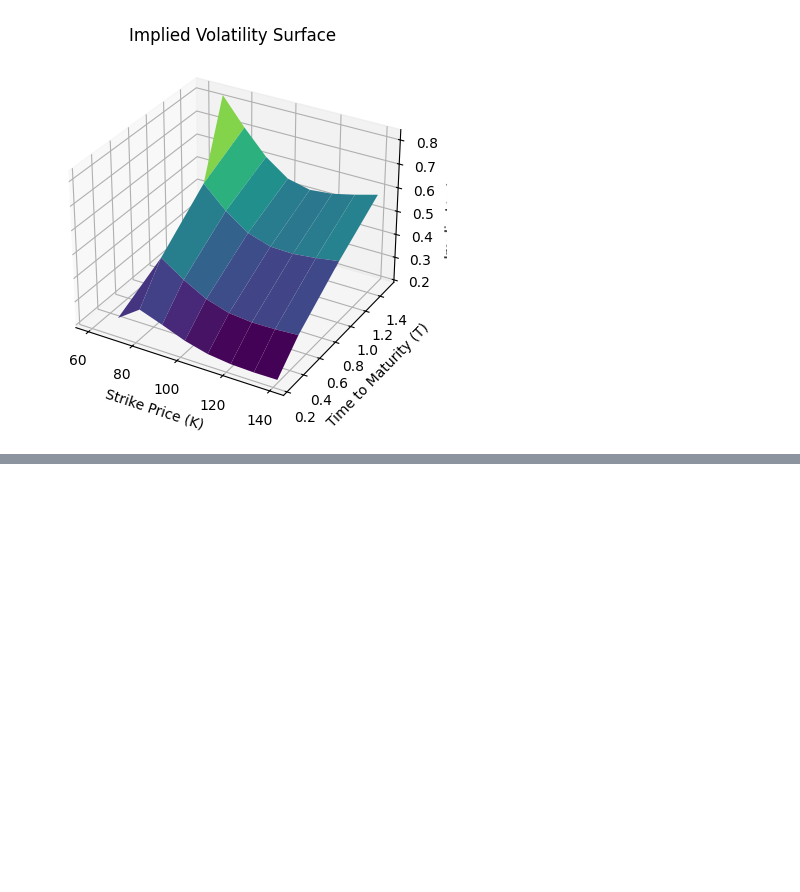
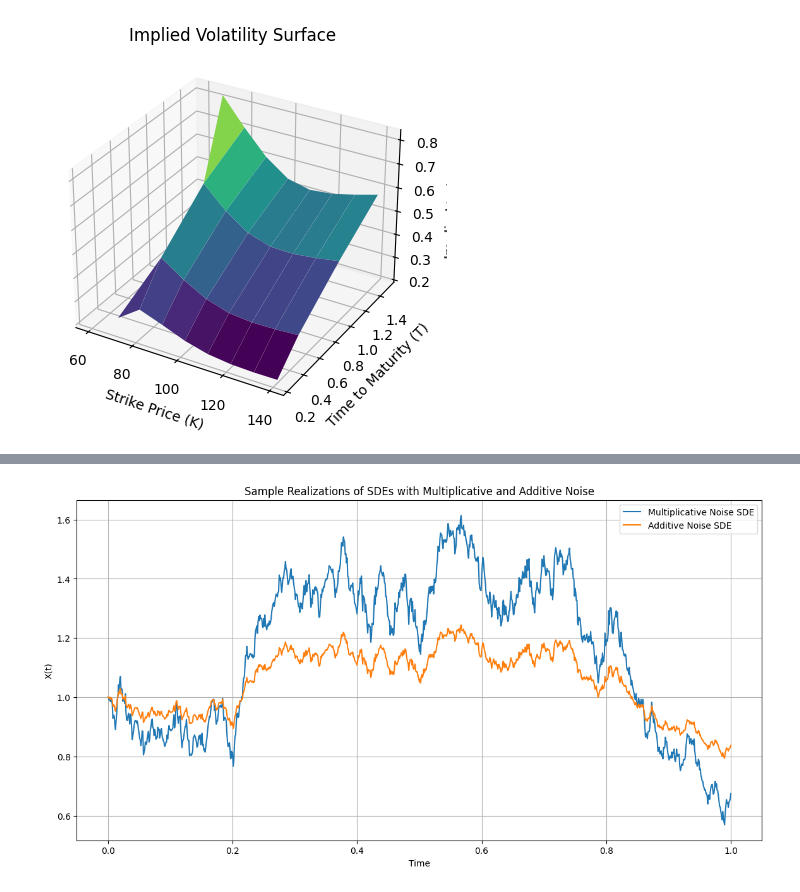
Before and after one commit to Alando-Kevin/computational-methods-in-finance, a Jupyter notebook: volatility_surface.ipynb, the cells around one changed output, grey strips where cells are left out. Cells and saved outputs as stored; diff of their text form; code cells hidden in the pictures; blank space fills up the shorter version.

```diff
--- a/volatility_surface.ipynb
+++ b/volatility_surface.ipynb
@@ -91,0 +128,45 @@ plt.show()
+# %%
+# Stochastic Differential Equations
+# Parameters
+T = 1.0  # Total time
+N = 1000  # Number of time steps
+dt = T / N  # Time step size
+t = np.linspace(0, T, N+1)  # Time array
+
+# Coefficients (example functions)
+a1 = lambda t: 0.1
+a2 = lambda t: 0.2
+b1 = lambda t: 0.3
+b2 = lambda t: 0.4
+
+# Initial condition
+X0 = 1.0
+
+# Brownian motion
+dW = np.random.normal(0, np.sqrt(dt), N)
+W = np.cumsum(dW)
+
+# Solution arrays
+X_mult = np.zeros(N+1)
+X_add = np.zeros(N+1)
+X_mult[0] = X0
+X_add[0] = X0
+
+# Euler-Maruyama method for SDEs
+for i in range(1, N+1):
+    t_i = t[i-1]
+    X_mult[i] = X_mult[i-1] + (a1(t_i) * X_mult[i-1] + a2(t_i)) * dt + (b1(t_i) * X_mult[i-1] + b2(t_i)) * dW[i-1]
+    X_add[i] = X_add[i-1] + a1(t_i) * X_add[i-1] * dt + b1(t_i) * X_add[i-1] * dW[i-1]
+
+# Plot the results
+plt.figure(figsize=(14, 7))
+plt.plot(t, X_mult, label='Multiplicative Noise SDE')
+plt.plot(t, X_add, label='Additive Noise SDE')
+plt.xlabel('Time')
+plt.ylabel('X(t)')
+plt.title('Sample Realizations of SDEs with Multiplicative and Additive Noise')
+plt.legend()
+plt.grid(True)
+plt.show()
+# %% [output]
+[figure, added]
```
Also changed, not shown: parts of 3 cells of this notebook, 1 other file.
